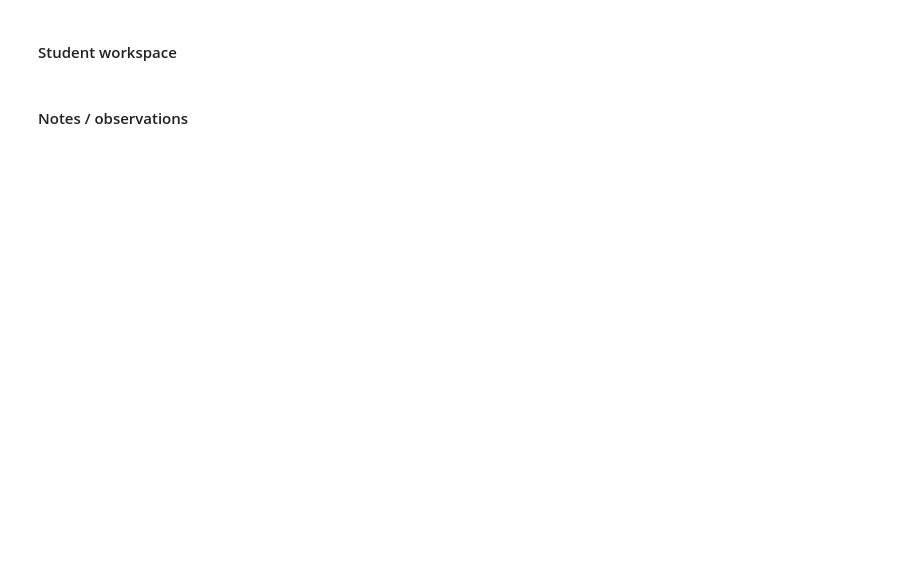
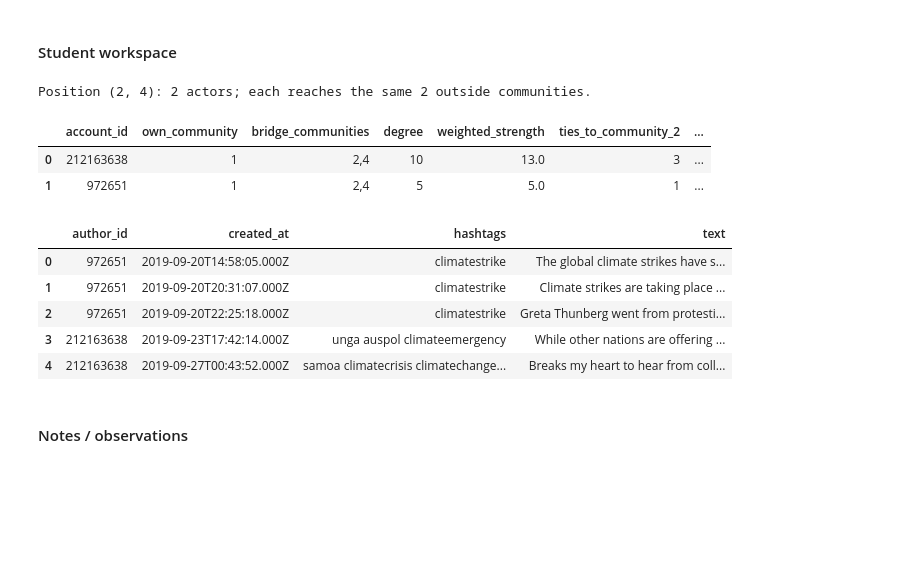
Before and after one commit to oskarpiibar/Mining-of-Social-Data, a Jupyter notebook: Lab3/lab_03.ipynb, the cells around one changed output. Saved outputs shown, nothing was run; the diff lists cells and outputs as text; code cells hidden in the pictures; blank space fills up the shorter version.

```diff
--- a/Lab3/lab_03.ipynb
+++ b/Lab3/lab_03.ipynb
@@ -679,6 +975,76 @@ Identify sets of actors in the same position, where similarity is defined as: co
 Pick one position containing at least two actors that you find interesting (e.g. based on the communities they bridge in the network visualisation) and qualitatively characterise those actors (or a sample of them).
 # %% [markdown]
 #### Student workspace
+# %%
+# Select an exact bridge position with at least two actors. Use the two-actor
+# position (2, 4) when present; otherwise choose a small exact position linking
+# two communities so the actors can be inspected individually.
+TARGET_POSITION = (2, 4)
+if TARGET_POSITION not in position_groups or len(position_groups[TARGET_POSITION]) < 2:
+    candidates = [(signature, actors) for signature, actors in position_groups.items()
+                  if len(signature) == 2 and 2 <= len(actors) <= 12]
+    if not candidates:
+        candidates = [(signature, actors) for signature, actors in position_groups.items()
+                      if len(signature) >= 2 and len(actors) >= 2]
+    if not candidates:
+        raise ValueError('No bridge position with at least two actors was found; run Task 3.1 first.')
+    TARGET_POSITION, _ = min(candidates, key=lambda item: (len(item[1]), item[0]))
+
+position_members = position_groups[TARGET_POSITION]
+print(f'Position {TARGET_POSITION}: {len(position_members)} actors; '
+      f'each reaches the same {len(TARGET_POSITION)} outside communities.')
+
+# Compare prominence and reach across the two sides of the retweet network.
+actor_rows = []
+for actor in position_members:
+    neighbor_communities = Counter(
+        int(position_memb[neighbor]) for neighbor in position_graph.neighbors(actor)
+        if position_memb[neighbor] != position_memb[actor]
+    )
+    row = {
+        'account_id': position_graph.vs[actor]['name'],
+        'own_community': int(position_memb[actor]),
+        'bridge_communities': ','.join(map(str, TARGET_POSITION)),
+        'degree': position_graph.degree(actor),
+        'weighted_strength': position_graph.strength(actor, weights='weight'),
+    }
+    for community in TARGET_POSITION:
+        row[f'ties_to_community_{community}'] = neighbor_communities[community]
+    actor_rows.append(row)
+
+position_actor_table = pd.DataFrame(actor_rows).sort_values(
+    ['weighted_strength', 'degree'], ascending=False
+)
+account_info = pd.read_csv(DATA / 'account_groups.csv', dtype={'account_id': str})
+display(position_actor_table.merge(account_info, on='account_id', how='left'))
+
+# Read authored non-retweet posts for these actors. The text and hashtags add
+# qualitative context to the structural equivalence shown above.
+position_ids = set(position_actor_table['account_id'])
+tweet_chunks = pd.read_csv(
+    DATA / 'original_tweets.csv',
+    usecols=['author_id', 'created_at', 'text', 'hashtags'],
+    dtype={'author_id': str}, chunksize=50000
+)
+position_posts = []
+for chunk in tweet_chunks:
+    position_posts.extend(chunk[chunk['author_id'].isin(position_ids)].to_dict('records'))
+position_posts = pd.DataFrame(position_posts).sort_values('created_at')
+if not position_posts.empty:
+    display(position_posts[['author_id', 'created_at', 'hashtags', 'text']])
+else:
+    print('No authored non-retweet posts for these actors were present in the CSV.')
+# %% [output]
+Position (2, 4): 2 actors; each reaches the same 2 outside communities.
+|  | account_id | own_community | bridge_communities | degree | weighted_strength | ties_to_community_2 | ... |
+| 0 | 212163638 | 1 | 2,4 | 10 | 13.0 | 3 | ... |
+| 1 | 972651 | 1 | 2,4 | 5 | 5.0 | 1 | ... |
+|  | author_id | created_at | hashtags | text |
+| 0 | 972651 | 2019-09-20T14:58:05.000Z | climatestrike | The global climate strikes have s... |
+| 1 | 972651 | 2019-09-20T20:31:07.000Z | climatestrike | Climate strikes are taking place ... |
+| 2 | 972651 | 2019-09-20T22:25:18.000Z | climatestrike | Greta Thunberg went from protesti... |
+| 3 | 212163638 | 2019-09-23T17:42:14.000Z | unga auspol climateemergency | While other nations are offering ... |
+| 4 | 212163638 | 2019-09-27T00:43:52.000Z | samoa climatecrisis climatechange... | Breaks my heart to hear from coll... |
 # %% [markdown]
 #### Notes / observations
 
```
Also changed, not shown: parts of 13 cells of this notebook.
